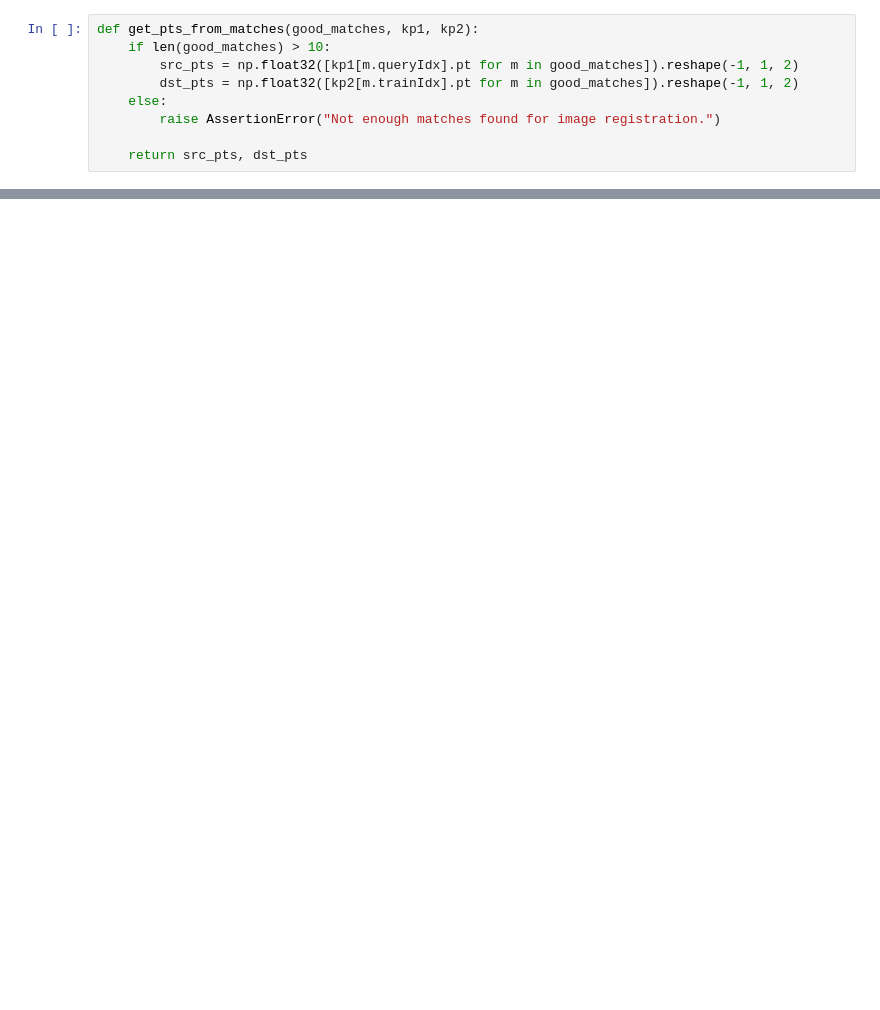
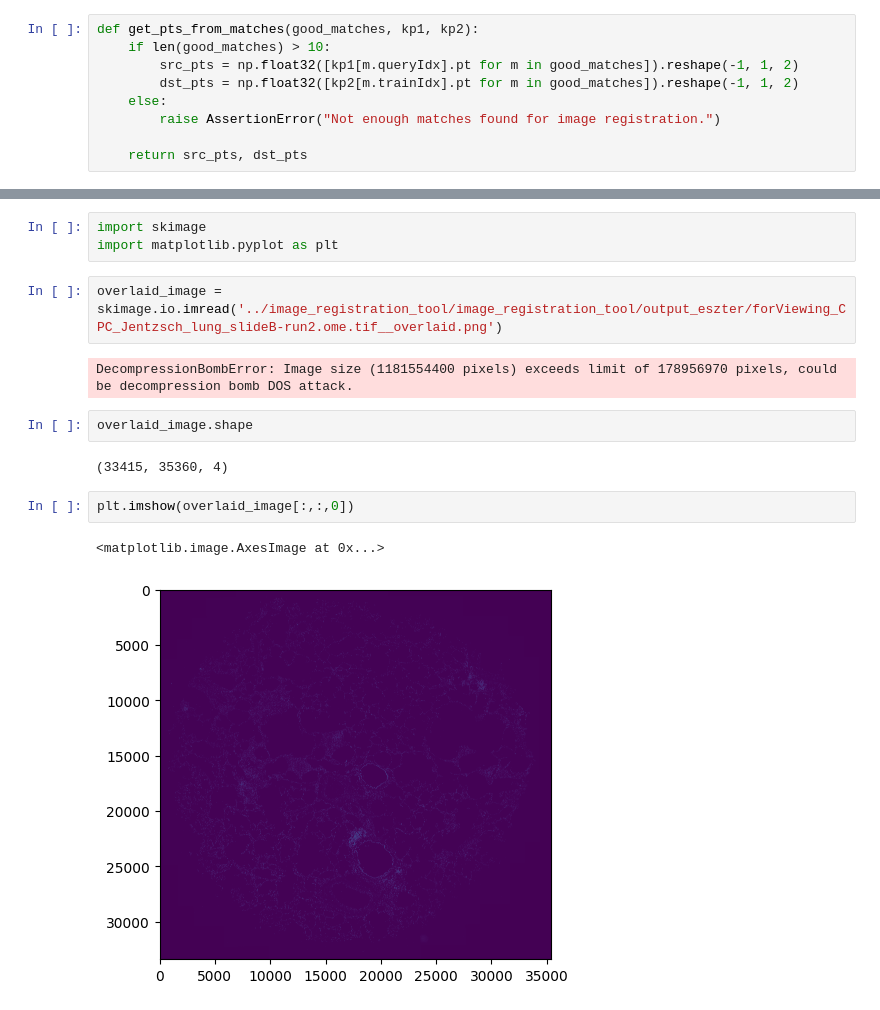
Before and after one commit to bellonet/registration_tool, a Jupyter notebook: registration_tool.ipynb, the cells around one changed output, grey strips where cells are left out. Drawn from its saved outputs; the diff is of its cells as text; blank space fills up the shorter version.

```diff
--- a/registration_tool.ipynb
+++ b/registration_tool.ipynb
@@ -341,0 +449,16 @@ ax[1,1].axis('off')
+# %%
+import skimage
+import matplotlib.pyplot as plt
+# %%
+overlaid_image = skimage.io.imread('../image_registration_tool/image_registration_tool/output_eszter/forViewing_CPC_Jentzsch_lung_slideB-run2.ome.tif__overlaid.png')
+# %% [output]
+DecompressionBombError: Image size (1181554400 pixels) exceeds limit of 178956970 pixels, could be decompression bomb DOS attack.
+# %%
+overlaid_image.shape
+# %% [output]
+(33415, 35360, 4)
+# %%
+plt.imshow(overlaid_image[:,:,0])
+# %% [output]
+<matplotlib.image.AxesImage at 0x...>
+[figure, added]
```
Also changed, not shown: parts of 61 cells of this notebook.
